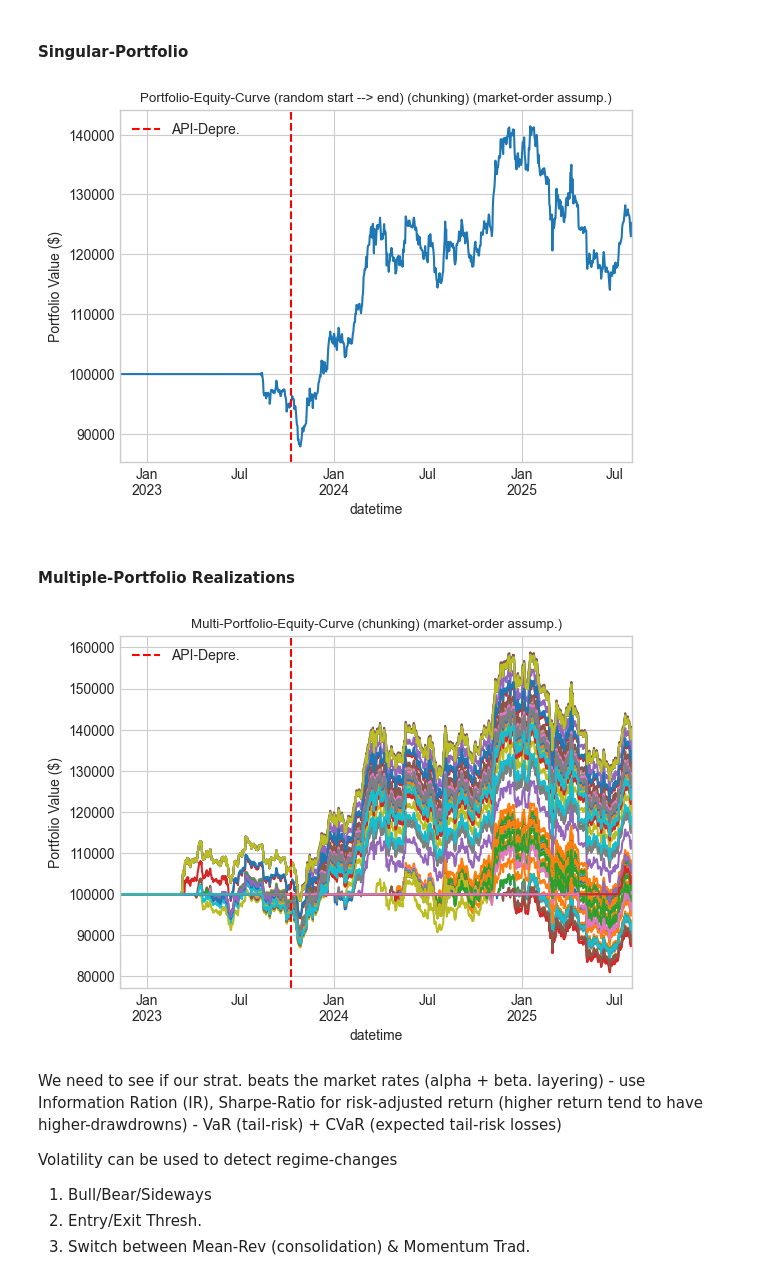
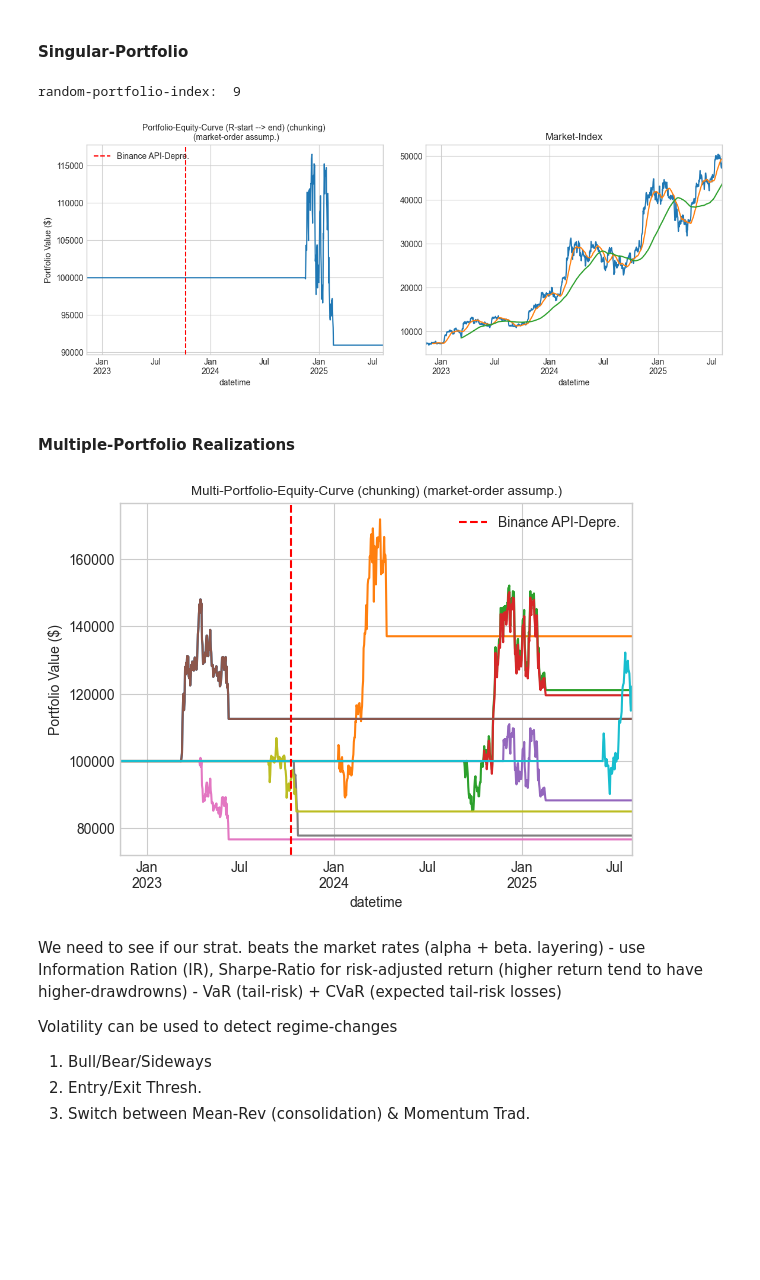
Before and after one commit to AlikMon88/ML-Pairs-Open, a Jupyter notebook: Research/research_v2.ipynb, the cells around one changed output. Cells and saved outputs as stored; diff of their text form; code cells hidden in the pictures; blank space fills up the shorter version.

Commit message:
add beta_ex_v3

```diff
--- a/Research/research_v2.ipynb
+++ b/Research/research_v2.ipynb
@@ -397,6 +394,10 @@ beta_allocation = 0.6 ## max-portfolio-weight-allocation for beta
 portfolio_config = config['portfolio_init']
 portfolio_config['strategy']['beta_basket'] = beta_basket
 
+## Forecful-alloc. chage
+portfolio_config['strategy']['alpha_allocation'] = 0.0
+portfolio_config['strategy']['beta_allocation'] = 1.0
+
 pprint(portfolio_config)
 # %% [output]
 {'alpha': {'past_window': 60},
@@ -623,8 +622,10 @@ alpha_generator = PairsTradingAlpha(
 
 beta_generator = SimpleMarketBeta(
     market_proxy = market_df,
-    fast_ma_period = 25,
-    slow_ma_period = 120
+    market_regime_fast=50,
+    market_regime_slow=180,
+    exit_fast_ma_period=10,
+    exit_slow_ma_period=20
 )
 
 portfolio_constructor = PortfolioConstructor(
@@ -656,7 +659,7 @@ backtester = PerpetualFuturesBacktester(
     fee_config=FEE_CONFIG
 )
 
-_ensmb_size = 100 ## random-backtest-chunks
+_ensmb_size = 10 ## random-backtest-chunks
 _ensmb_list = []
 
 for i in range(_ensmb_size):
@@ -691,4 +694,9 @@ time-taken-backtesting:  1.777253838380178  mins
 # %% [markdown]
 #### Singular-Portfolio
 # %%
-test_portfolio_eq_curve = _ensmb_list[-1]
+rn_port = random.randint(0, len(_ensmb_list))
+# rn_port = 0
+print('random-portfolio-index: ', rn_port)
+test_portfolio_eq_curve = _ensmb_list[rn_port]
+# %% [output]
+random-portfolio-index:  9
@@ -697,22 +703,31 @@ plt.style.use('seaborn-v0_8-whitegrid')
 # %%
-test_portfolio_eq_curve.plot()
+fig, axs = plt.subplots(1, 2, figsize=(12, 5))
 
-plt.axvline(x=api_dep, color='red', linestyle='--', label='API-Depre.')
+test_portfolio_eq_curve.plot(ax=axs[0])
 
-plt.legend()
-plt.title(f'Portfolio-Equity-Curve (random start --> end) (chunking) (market-order assump.)', fontsize=9.5)
-plt.ylabel('Portfolio Value ($)')
+axs[0].axvline(x=api_dep, color='red', linestyle='--', label='Binance API-Depre.')
+
+axs[0].set_title(f'Portfolio-Equity-Curve (R-start --> end) (chunking) \n (market-order assump.)', fontsize=10)
+axs[0].set_ylabel('Portfolio Value ($)')
+
+market_df.plot(ax=axs[1])
+market_df.rolling(window=25).mean().plot(ax=axs[1], label='25-MA')
+market_df.rolling(window=120).mean().plot(ax=axs[1], label='120-MA')
+
+axs[1].set_title('Market-Index')
+
+axs[0].legend()
 plt.tight_layout(pad=2)
 plt.show()
 # %% [output]
-[figure, old version]
+[figure, new version]
 # %% [markdown]
 #### Multiple-Portfolio Realizations
 # %%
 for eq_curve in _ensmb_list:
     eq_curve.plot()
 
-plt.axvline(x=api_dep, color='red', linestyle='--', label='API-Depre.')
+plt.axvline(x=api_dep, color='red', linestyle='--', label='Binance API-Depre.')
 
 plt.legend()
 plt.title(f'Multi-Portfolio-Equity-Curve (chunking) (market-order assump.)', fontsize=9.5)
@@ -720,7 +735,7 @@ plt.ylabel('Portfolio Value ($)')
 plt.tight_layout(pad=2)
 plt.show()
 # %% [output]
-[figure, old version]
+[figure, new version]
 # %% [markdown]
 We need to see if our strat. beats the market rates (alpha + beta. layering) - use Information Ration (IR), Sharpe-Ratio for risk-adjusted return (higher return tend to have higher-drawdrowns) - VaR (tail-risk) + CVaR (expected tail-risk losses)
 
```
Also changed, not shown: parts of 13 cells of this notebook, 2 other files.
